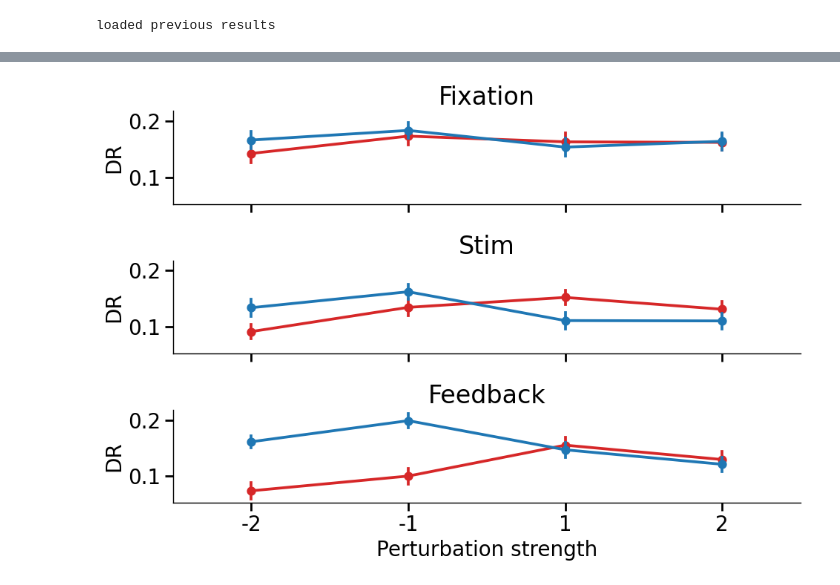
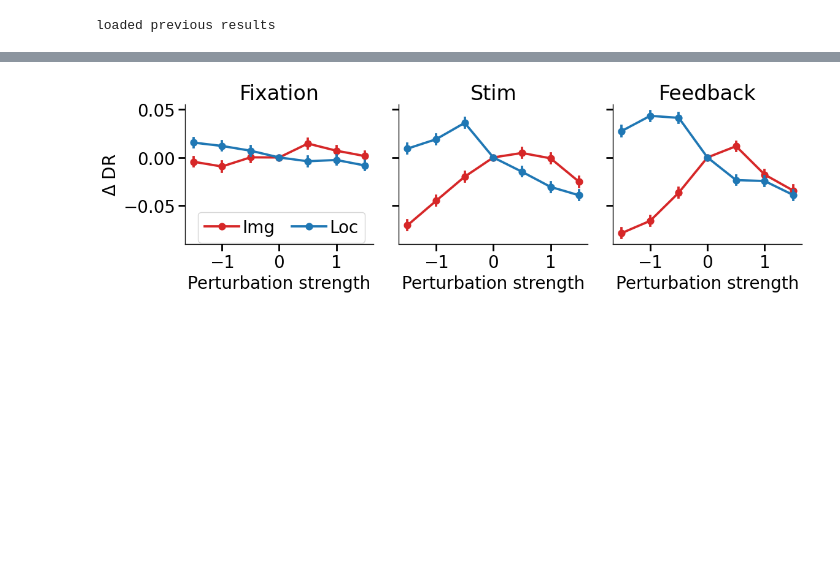
Before and after one commit to slenderham/what-where-task-analysis, a Jupyter notebook: rnn/perturbation_analysis.ipynb, the cells around one changed output, grey strips where cells are left out. Saved outputs shown, nothing was run; the diff lists cells and outputs as text; code cells hidden in the pictures; blank space fills up the shorter version.

```diff
--- a/rnn/perturbation_analysis.ipynb
+++ b/rnn/perturbation_analysis.ipynb
@@ -154,7 +154,7 @@ def stay_probs(results_dict):
     return stay_probs, all_block_stay_probs
 # %%
 _, all_block_stay_probs_aligned = stay_probs(all_saved_states['aligned_perturbation'])
-all_stay_probs, all_block_stay_probs_orthogonal = stay_probs(all_saved_states['orthogonal_perturbation'][0])
+all_stay_probs, all_block_stay_probs_orthogonal = stay_probs(all_saved_states['orthogonal_perturbation'])
 # %%
 # plot the average stay probabilities in bar plot
 
@@ -201,45 +201,74 @@ dr_img_orthogonal = all_block_stay_probs_orthogonal[:,3]-all_block_stay_probs_or
 
 phase_names = ['Fixation', 'Stim', 'Feedback']
 
-fig, axes = plt.subplots(3,1, sharex=True, sharey=True)
+fig, axes = plt.subplots(1,3, sharex=True, sharey=True, figsize=(12, 4))
 
 for phase in [1,2,3]:
 
+    num_pert_strengths = 7
+
     phase_mask = all_saved_states['aligned_perturbation']['perturbation_phase']==phase
-
-    xxx = np.concatenate([all_saved_states['aligned_perturbation']['perturbation_strength'][phase_mask],
-                          all_saved_states['aligned_perturbation']['perturbation_strength'][phase_mask]])
-
-    yyy = np.concatenate([dr_img_aligned[phase_mask], dr_loc_aligned[phase_mask]])
-
-    hue = np.concatenate([np.zeros_like(dr_img_aligned[phase_mask]), np.ones_like(dr_img_aligned[phase_mask])])
-
-    sns.pointplot(x=xxx, y=yyy, hue=hue, ax=axes[phase-1], legend=False,
-                   palette=['tab:red', 'tab:blue'], errorbar='se')
-
-    print(stats.spearmanr(all_saved_states['aligned_perturbation']['perturbation_strength'][phase_mask],
-                         dr_img_aligned[phase_mask]),
-         stats.spearmanr(all_saved_states['aligned_perturbation']['perturbation_strength'][phase_mask],
-                         dr_loc_aligned[phase_mask]),)
-
-#     xxx = np.concatenate([all_saved_states['orthogonal_perturbation'][0]['perturbation_strength'][phase_mask],
-#                           all_saved_states['orthogonal_perturbation'][0]['perturbation_strength'][phase_mask]])
-
-#     yyy = np.concatenate([dr_img_orthogonal[phase_mask], dr_loc_orthogonal[phase_mask]])
-
-#     sns.violinplot(x=xxx, y=yyy, hue=hue, ax=axes[phase-1], legend=False,
-#                    palette=['tab:red', 'tab:blue'], saturation=0.2, split=True, cut=0)
-
-    print(stats.spearmanr(all_saved_states['orthogonal_perturbation'][0]['perturbation_strength'][phase_mask],
-                         dr_img_orthogonal[phase_mask]),
-         stats.spearmanr(all_saved_states['orthogonal_perturbation'][0]['perturbation_strength'][phase_mask],
-                         dr_loc_orthogonal[phase_mask]),)
+    block_type_mask = all_saved_states['aligned_perturbation']['block_type']>-1
+    trial_mask = phase_mask & block_type_mask
 
 
-    axes[phase-1].set_ylabel('DR')
+    delta_dr_img_aligned = dr_img_aligned[trial_mask].reshape((-1, num_pert_strengths))
+    delta_dr_img_aligned -= delta_dr_img_aligned[:,num_pert_strengths//2][:,None]
+    delta_dr_img_aligned = delta_dr_img_aligned.reshape(-1)
+
+    delta_dr_loc_aligned = dr_loc_aligned[trial_mask].reshape((-1, num_pert_strengths))
+    delta_dr_loc_aligned -= delta_dr_loc_aligned[:,num_pert_strengths//2][:,None]
+    delta_dr_loc_aligned = delta_dr_loc_aligned.reshape(-1)
+
+    xxx = np.concatenate([all_saved_states['aligned_perturbation']['perturbation_strength'][trial_mask],
+                          all_saved_states['aligned_perturbation']['perturbation_strength'][trial_mask]])
+
+    yyy = np.concatenate([delta_dr_img_aligned, delta_dr_loc_aligned])
+
+    hue = ['Img']*delta_dr_img_aligned.shape[0]+['Loc']*delta_dr_loc_aligned.shape[0]
+
+    sns.pointplot(x=xxx, y=yyy, hue=hue, ax=axes[phase-1], legend=True if phase==1 else False,
+                 palette=['tab:red', 'tab:blue'], estimator='mean', errorbar='se',
+                 native_scale=True)
+#     sns.violinplot(x=xxx, y=yyy, hue=hue, ax=axes[phase-1], legend=False,
+#                    palette=['tab:red', 'tab:blue'], split=True)
+
+    print(stats.spearmanr(all_saved_states['orthogonal_perturbation']['perturbation_strength'][trial_mask],
+                         delta_dr_img_aligned),
+         stats.spearmanr(all_saved_states['orthogonal_perturbation']['perturbation_strength'][trial_mask],
+                         delta_dr_loc_aligned),)
+
+    delta_dr_img_orthogonal = dr_img_orthogonal[trial_mask].reshape((-1, num_pert_strengths))
+    delta_dr_img_orthogonal -= delta_dr_img_orthogonal[:,num_pert_strengths//2][:,None]
+    delta_dr_img_orthogonal = delta_dr_img_orthogonal.reshape(-1)
+
+    delta_dr_loc_orthogonal = dr_loc_orthogonal[trial_mask].reshape((-1, num_pert_strengths))
+    delta_dr_loc_orthogonal -= delta_dr_loc_orthogonal[:,num_pert_strengths//2][:,None]
+    delta_dr_loc_orthogonal = delta_dr_loc_orthogonal.reshape(-1)
+
+    xxx = np.concatenate([all_saved_states['orthogonal_perturbation']['perturbation_strength'][trial_mask],
+                          all_saved_states['orthogonal_perturbation']['perturbation_strength'][trial_mask]])
+
+    yyy = np.concatenate([delta_dr_img_orthogonal, delta_dr_loc_orthogonal])
+
+#     sns.pointplot(x=xxx, y=yyy, hue=hue, ax=axes[phase-1], legend=False,
+#                    palette=['grey', 'lightgrey'], errorbar='se', native_scale=True)
+
+    print(stats.spearmanr(all_saved_states['orthogonal_perturbation']['perturbation_strength'][trial_mask],
+                         delta_dr_img_orthogonal),
+         stats.spearmanr(all_saved_states['orthogonal_perturbation']['perturbation_strength'][trial_mask],
+                         delta_dr_loc_orthogonal),)
+
+
+    axes[phase-1].set_ylabel(r'$\Delta$ DR')
     axes[phase-1].set_xlabel('Perturbation strength')
     axes[phase-1].set_title(phase_names[phase-1])
 
+
+sns.move_legend(axes[0], "lower right", bbox_to_anchor=(1.0,-0.05),
+                columnspacing=1, handletextpad=0.2, ncols=2)
+
 sns.despine()
 fig.tight_layout()
+plt.savefig(os.path.join(figure_data_dir, "RNN_perturb_block_type.pdf"), bbox_inches='tight')
 # %% [output]
@@ -252 +281 @@ SignificanceResult(statistic=-0.007292152418101552, pvalue=0.8966160786307974) S
-[figure, old version]
+[figure, new version]
```
Also changed, not shown: parts of 3 cells of this notebook, 13 other files.
